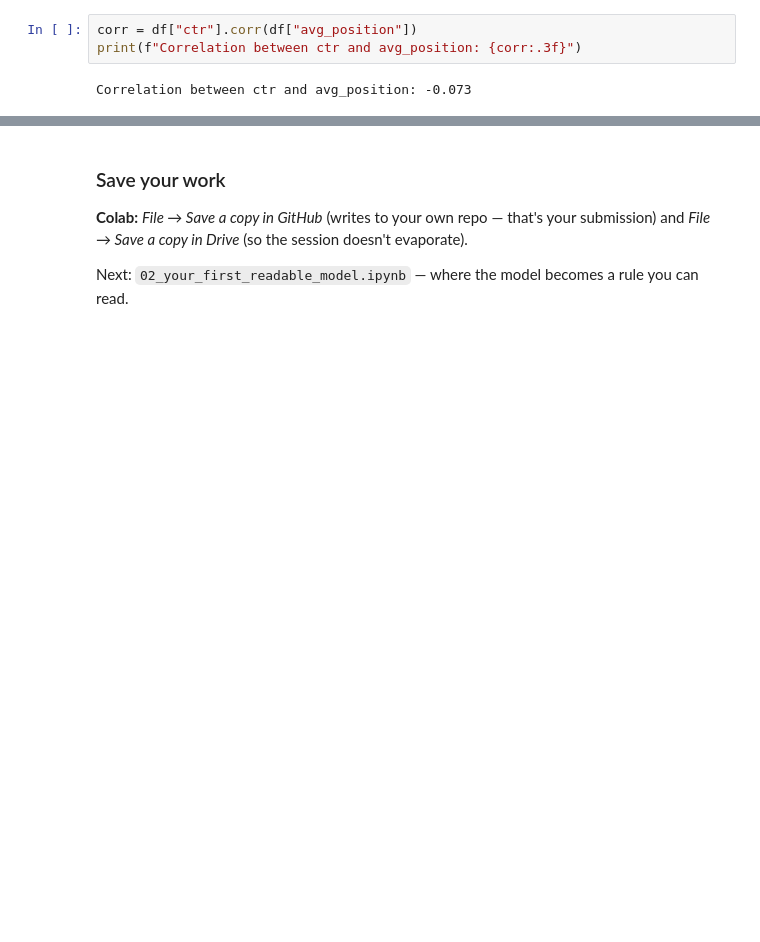
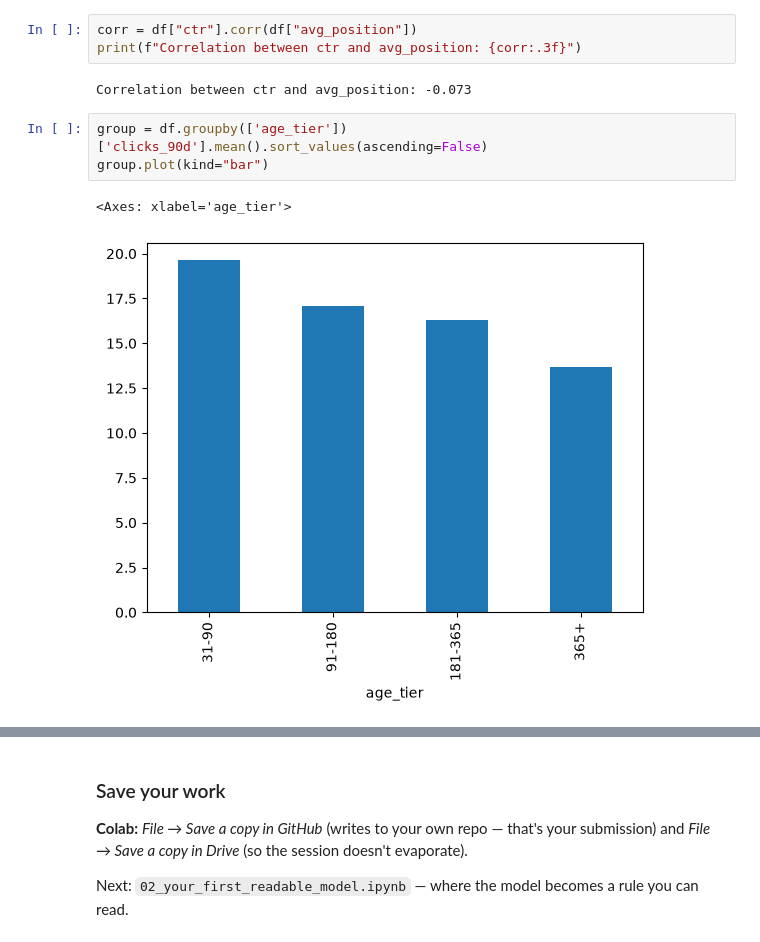
Before and after one commit to abramhany/flyrank-ml-internship-assignments, a Jupyter notebook: notebooks/01_first_look_and_discovery.ipynb, the cells around one changed output, grey strips where cells are left out. Drawn from its saved outputs; the diff is of its cells as text; blank space fills up the shorter version.

```diff
--- a/notebooks/01_first_look_and_discovery.ipynb
+++ b/notebooks/01_first_look_and_discovery.ipynb
@@ -225,3 +209,9 @@ corr = df["ctr"].corr(df["avg_position"])
 print(f"Correlation between ctr and avg_position: {corr:.3f}")
 # %% [output]
 Correlation between ctr and avg_position: -0.073
+# %%
+group = df.groupby(['age_tier'])['clicks_90d'].mean().sort_values(ascending=False)
+group.plot(kind="bar")
+# %% [output]
+<Axes: xlabel='age_tier'>
+[figure, added]
```
Also changed, not shown: parts of 22 cells of this notebook, 1 other file.
